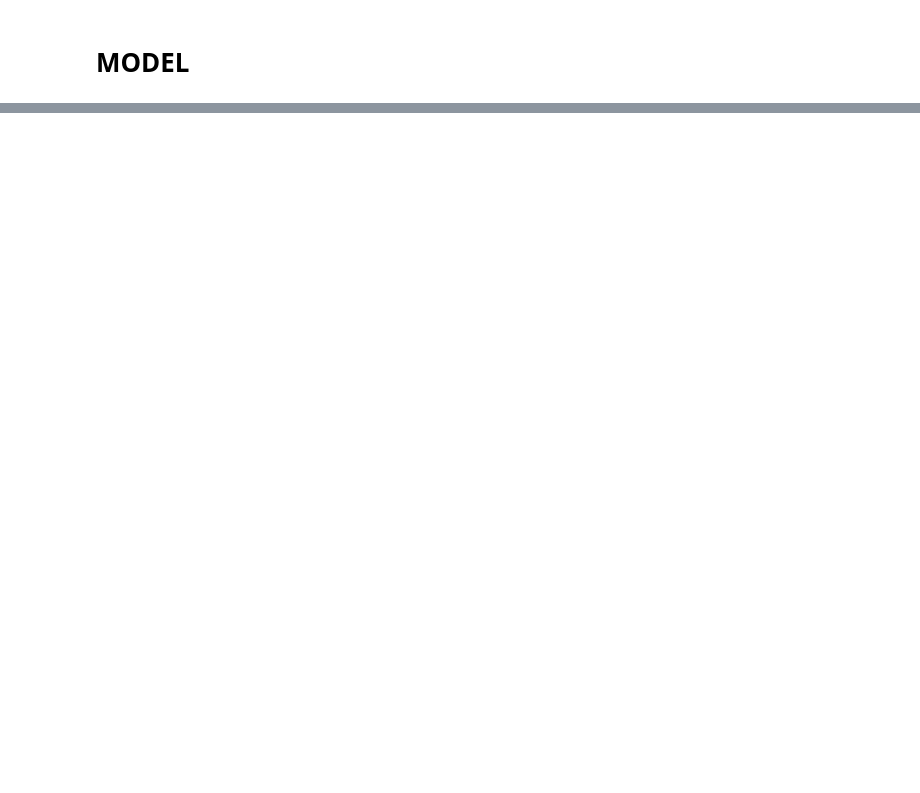
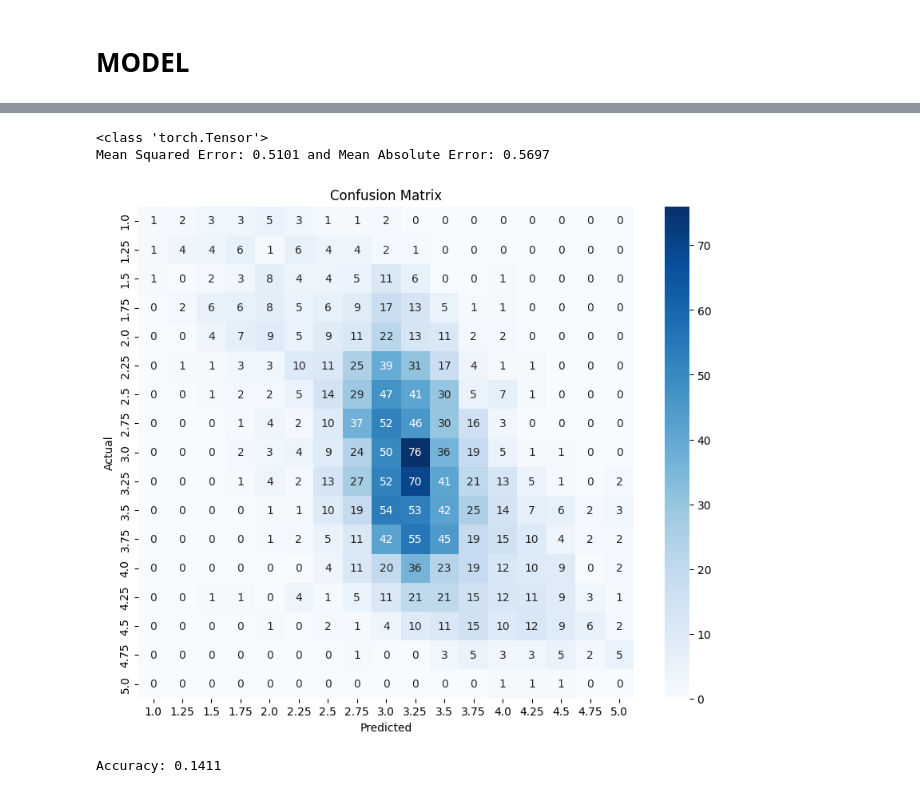
Before and after one commit to IwkooO/DL_Audio_Prediction, a Jupyter notebook: DataAugmentation.ipynb, the cells around one changed output, grey strips where cells are left out. Cells and saved outputs as stored; diff of their text form; code cells hidden in the pictures; blank space fills up the shorter version.

```diff
--- a/DataAugmentation.ipynb
+++ b/DataAugmentation.ipynb
@@ -18,7 +18,7 @@ for filename in tqdm(os.listdir(directory)):
         file_path = os.path.join(directory, filename)
         with open(file_path, 'rb') as file:
             data = pickle.load(file)
-            if data['valence'] != 2.333 and len(data['audio_data']) < 91000:
+            if data['valence'] != 2.333:# and len(data['audio_data']) < 91000:
                 length_list.append(len(data['audio_data']))
                 valence_values.append(data['valence'])
                 recordings.append(data['audio_data'])
@@ -55,6 +55,8 @@ valennce_dist
 # %%
 # Calculate the maximum length
 max_length = max(length_list)
+print(max_length)
+max_length=50000
 
 # Adjust the recordings to have the same length
 adjusted_recordings = []
@@ -156,11 +159,11 @@ def draw_augmentations(text,amount,fs=12000):
 
     augmentGaussian = Compose([
         AddGaussianNoise(min_amplitude=0.001, max_amplitude=0.015, p=1),
-    ])
+    ]) #0.001, 0.015
 
     augmentPitchShift = Compose([
         PitchShift(min_semitones=-4, max_semitones=4, p=1),
-    ])
+    ]) #-4, 4
 
     # augmentRoomSimulator = Compose([
     #     RoomSimulator(p=1)
@@ -168,11 +171,11 @@ def draw_augmentations(text,amount,fs=12000):
 
     augmentAliasing = Compose([
         Aliasing(min_sample_rate=8000, max_sample_rate=30000,p=1)
-    ])
+    ]) #8000, 30000
 
     augmentHPF = Compose([
         HighPassFilter(min_cutoff_freq=15, max_cutoff_freq=2400,p=1)
-        ])
+        ]) #15, 2400
 
     augmentedLPF = Compose([
         LowPassFilter(p=1)
@@ -287,8 +303,16 @@ for label, arrays in tqdm(test_dict.items()):
 X_train_tensor = torch.tensor(X_train, dtype=torch.float32).unsqueeze(1)  # Use float32 for input features
 y_train_tensor = torch.tensor(y_train, dtype=torch.float32)  # Adjust the type depending on how you encode labels
 
+# Apply standard scaling to the input data
+scaler = StandardScaler()
+X_train_scaled = scaler.fit_transform(X_train_tensor.squeeze().numpy())  # Fit scaler and transform the data
+
+# Convert scaled data back to tensor
+X_train_scaled_tensor = torch.tensor(X_train_scaled, dtype=torch.float32).unsqueeze(1)
+
+
 # Create a dataset from tensors
-train_dataset = TensorDataset(X_train_tensor, y_train_tensor)
+train_dataset = TensorDataset(X_train_scaled_tensor, y_train_tensor)
 
 # Define the batch size
 batch_size = 256  # Adjust batch size based on your system capability
@@ -516 +641,8 @@ Epoch [13/50], Loss: 0.7797
 ... (41 outputs left out)
+# %%
+evaluate_model(modelCNN, test_loader,conf=True)
+# %% [output]
+<class 'torch.Tensor'>
+Mean Squared Error: 0.5101 and Mean Absolute Error: 0.5697
+[figure, added]
+Accuracy: 0.1411
```
Also changed, not shown: parts of 14 cells of this notebook, 2 other files.
